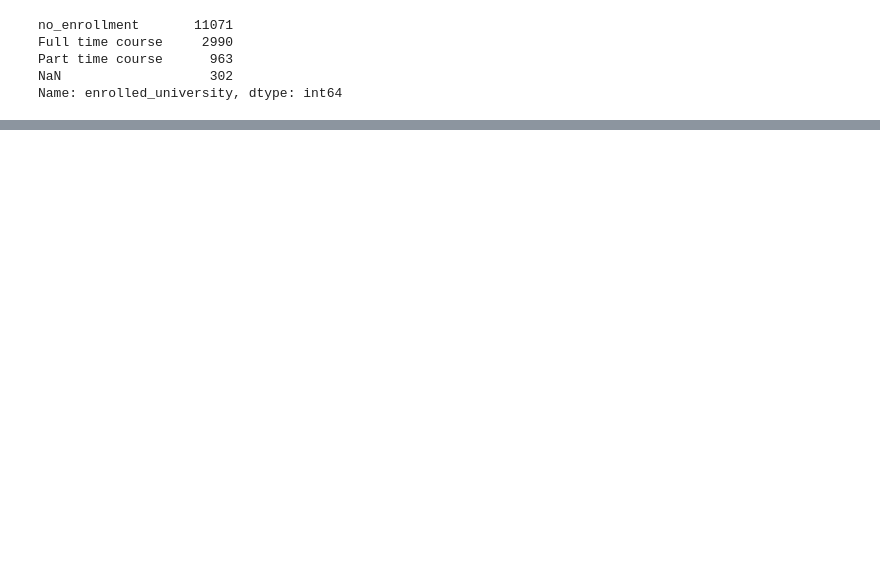
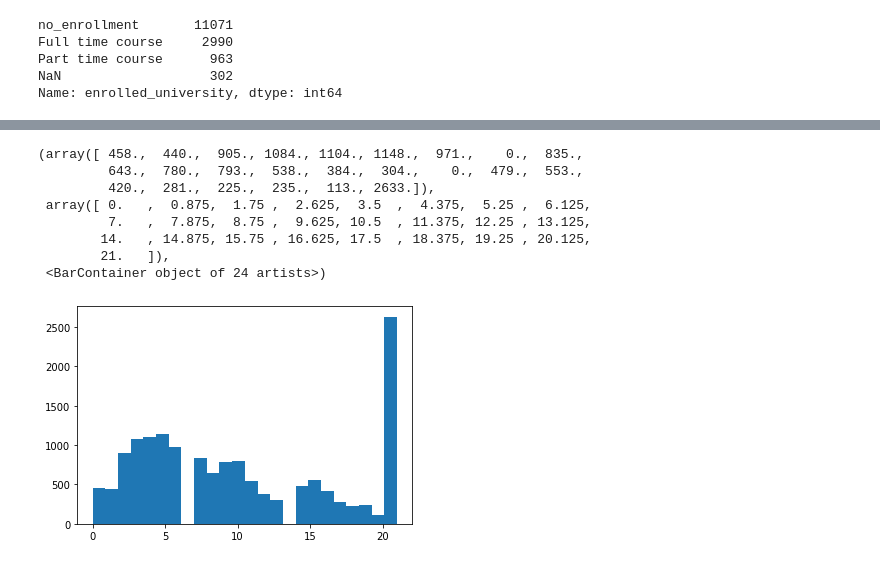
Before and after one commit to SebastianHerran/SupervisedLearningCompetition, a Jupyter notebook: code.ipynb, the cells around one changed output, grey strips where cells are left out. Cells and saved outputs as stored; diff of their text form; code cells hidden in the pictures; blank space fills up the shorter version.

```diff
--- a/code.ipynb
+++ b/code.ipynb
@@ -225,0 +370,6 @@ Name: education_level, dtype: int64
+# %%
+df.experience = df.experience.fillna(0)
+# %%
+df.loc[df.experience=='>20','experience']=21
+# %%
+df.loc[df.experience=='<1','experience']=0.5
@@ -225,0 +396,14 @@ Name: education_level, dtype: int64
+# %%
+df.experience = pd.to_numeric(df.experience)
+# %%
+plt.hist(df.experience,bins=24)
+# %% [output]
+(array([ 458.,  440.,  905., 1084., 1104., 1148.,  971.,    0.,  835.,
+         643.,  780.,  793.,  538.,  384.,  304.,    0.,  479.,  553.,
+         420.,  281.,  225.,  235.,  113., 2633.]),
+ array([ 0.   ,  0.875,  1.75 ,  2.625,  3.5  ,  4.375,  5.25 ,  6.125,
+         7.   ,  7.875,  8.75 ,  9.625, 10.5  , 11.375, 12.25 , 13.125,
+        14.   , 14.875, 15.75 , 16.625, 17.5  , 18.375, 19.25 , 20.125,
+        21.   ]),
+ <BarContainer object of 24 artists>)
+[figure, added]
```
Also changed, not shown: parts of 66 cells of this notebook, 5 other files.
